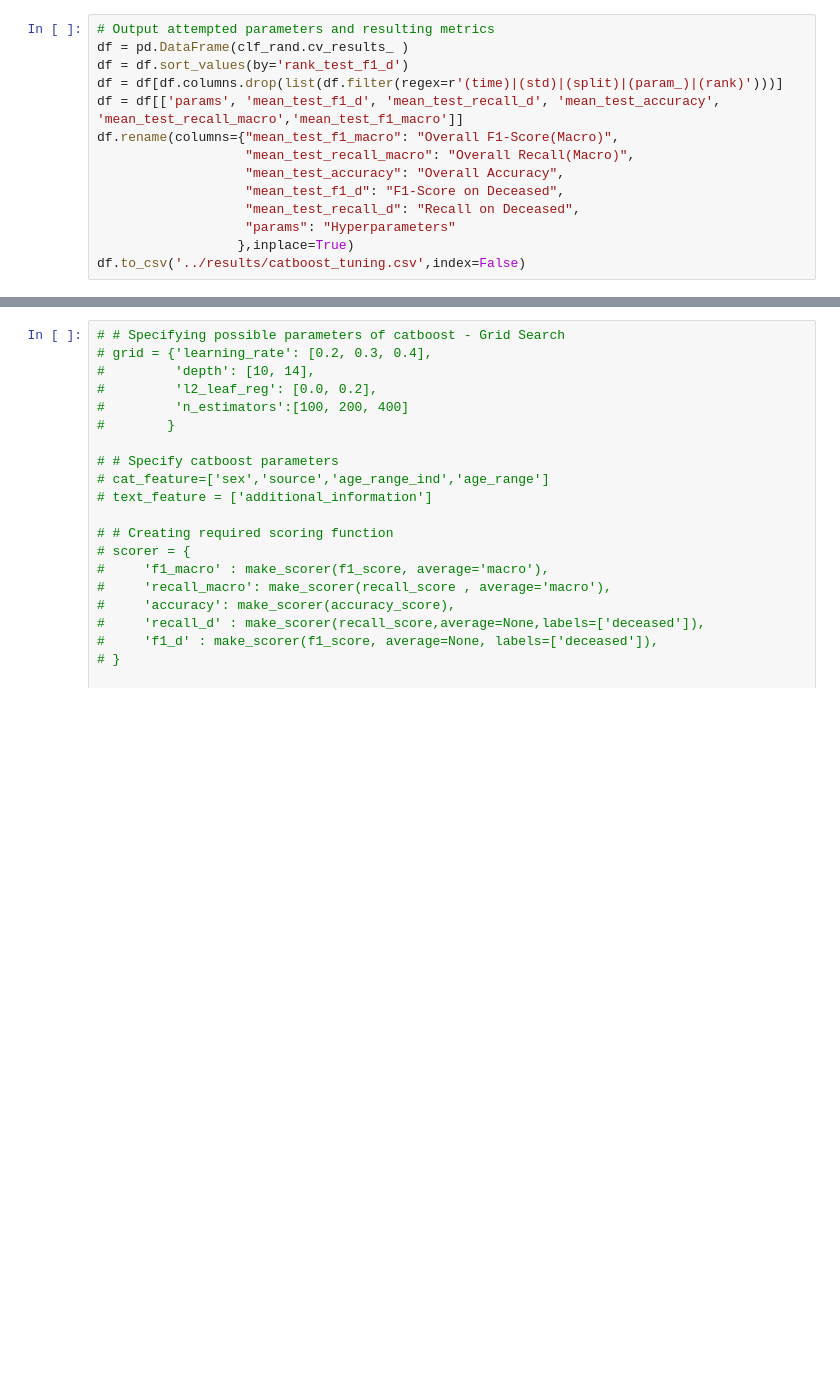
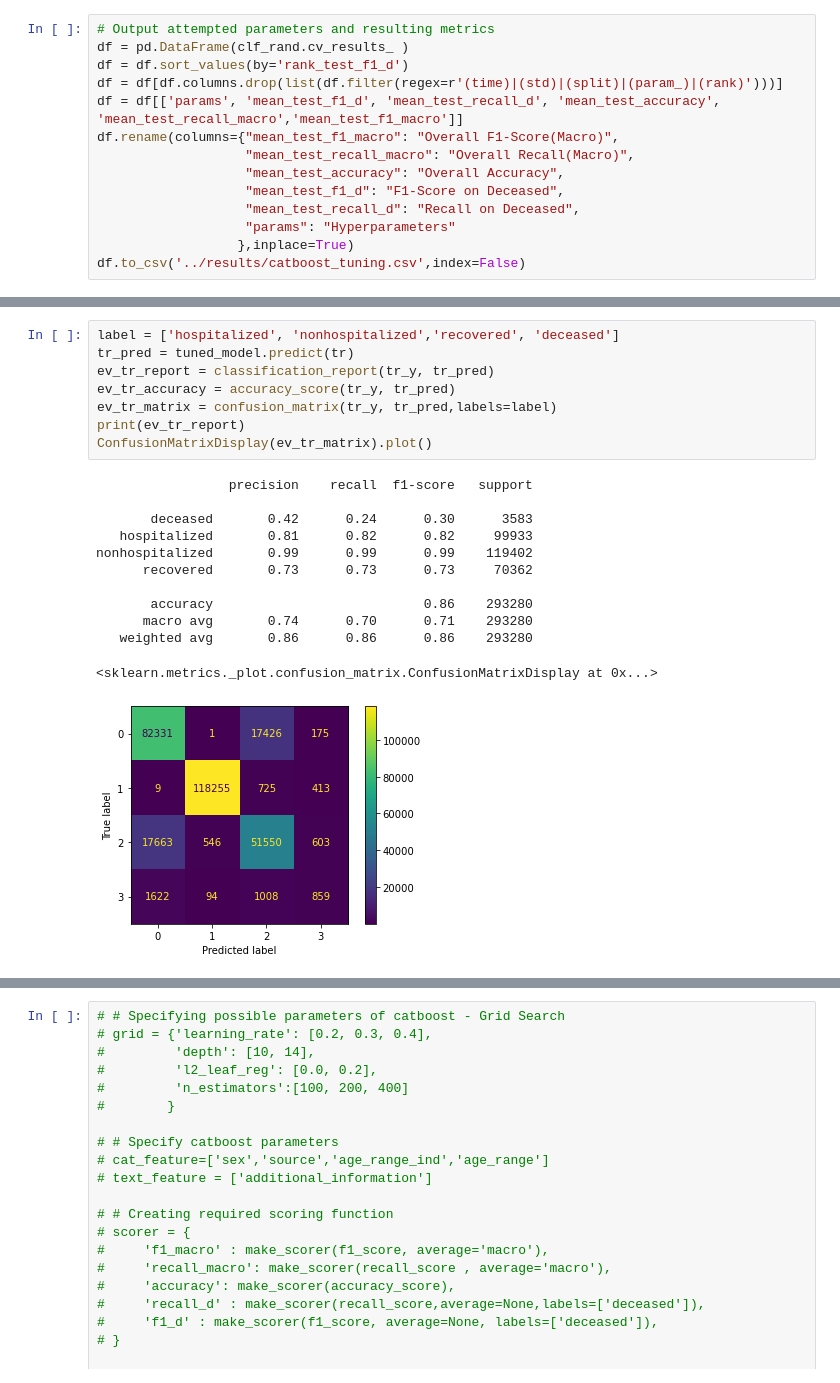
Before and after one commit to Timothy318/Covid-19DataMining, a Jupyter notebook: src/Catboost_Tuning.ipynb, the cells around one changed output, grey strips where cells are left out. Drawn from its saved outputs; the diff is of its cells as text; blank space fills up the shorter version.

```diff
--- a/src/Catboost_Tuning.ipynb
+++ b/src/Catboost_Tuning.ipynb
@@ -153,0 +270,21 @@ nonhospitalized       0.99      0.99      0.99     30018
+# %%
+label = ['hospitalized', 'nonhospitalized','recovered', 'deceased']
+tr_pred = tuned_model.predict(tr)
+ev_tr_report = classification_report(tr_y, tr_pred)
+ev_tr_accuracy = accuracy_score(tr_y, tr_pred)
+ev_tr_matrix = confusion_matrix(tr_y, tr_pred,labels=label)
+print(ev_tr_report)
+ConfusionMatrixDisplay(ev_tr_matrix).plot()
+# %% [output]
+                 precision    recall  f1-score   support
+
+       deceased       0.42      0.24      0.30      3583
+   hospitalized       0.81      0.82      0.82     99933
+nonhospitalized       0.99      0.99      0.99    119402
+      recovered       0.73      0.73      0.73     70362
+
+       accuracy                           0.86    293280
+      macro avg       0.74      0.70      0.71    293280
+   weighted avg       0.86      0.86      0.86    293280
+<sklearn.metrics._plot.confusion_matrix.ConfusionMatrixDisplay at 0x...>
+[figure, added]
```
Also changed, not shown: parts of 38 cells of this notebook, 30 other files.
